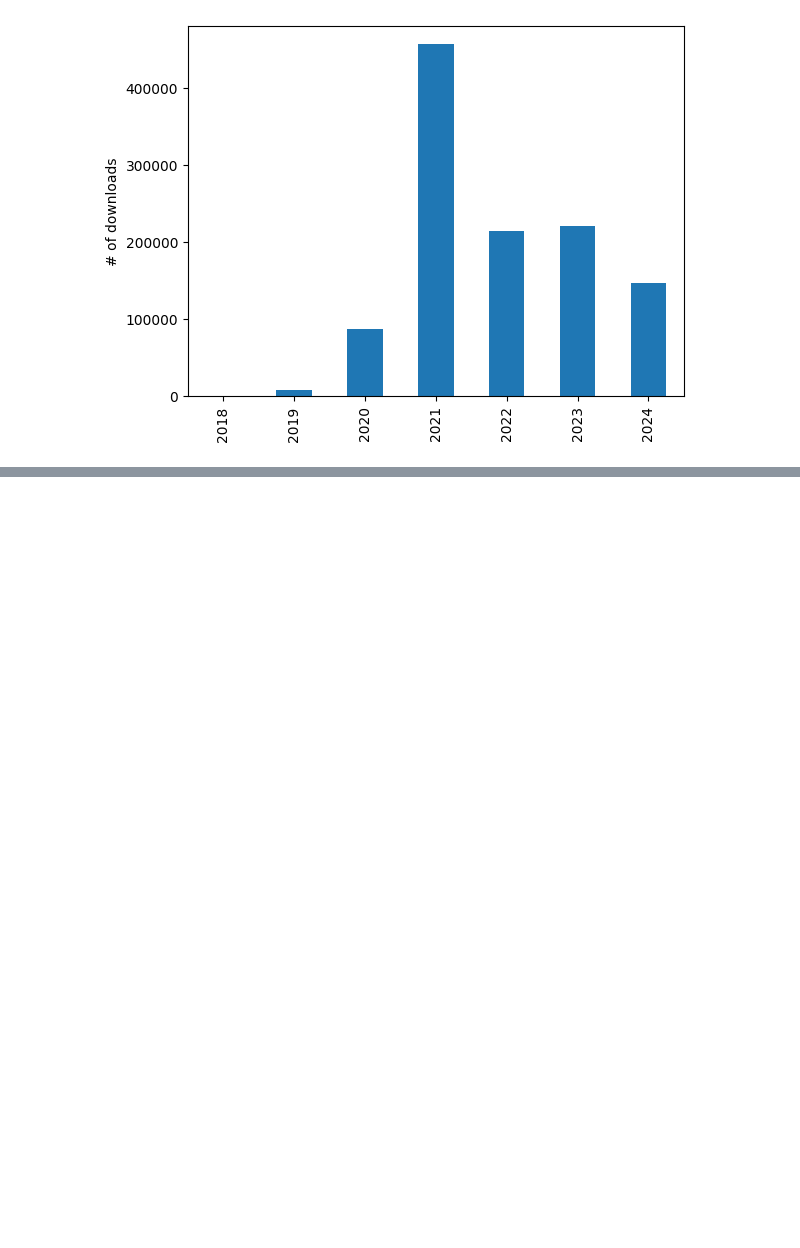
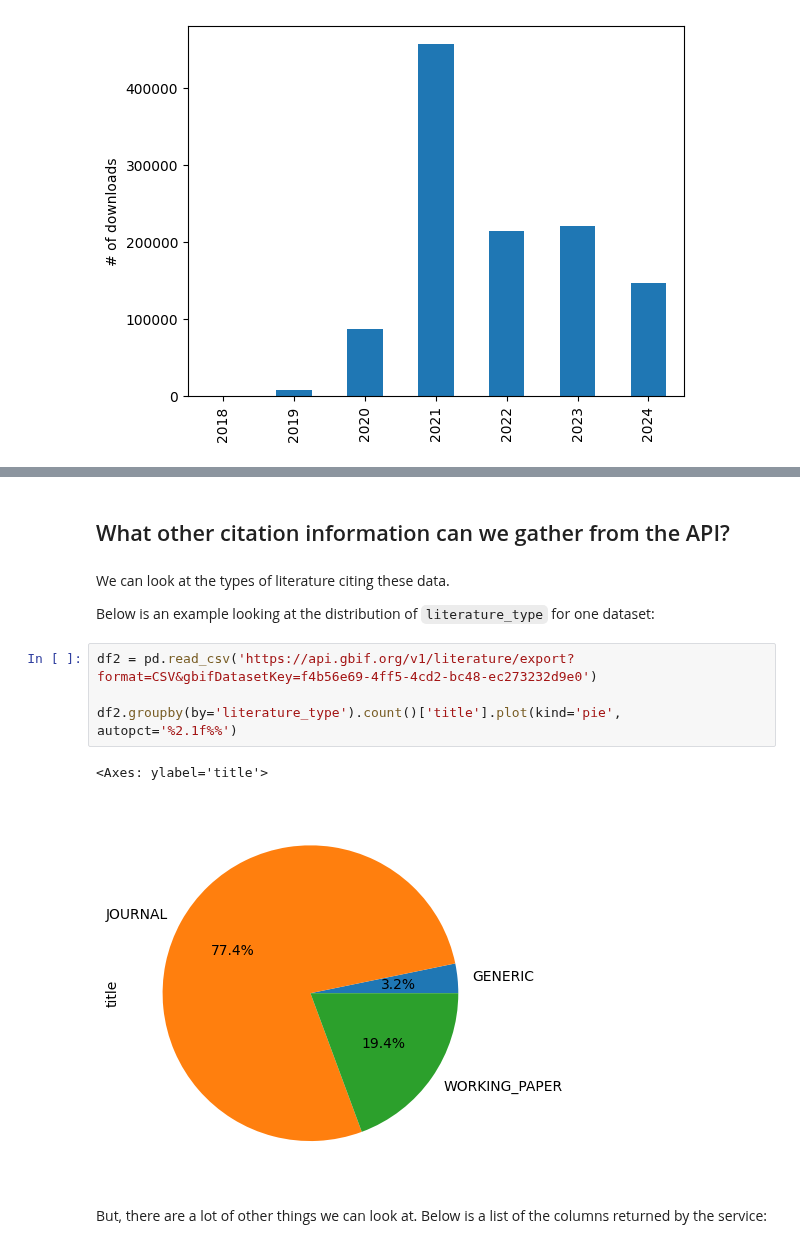
Before and after one commit to MathewBiddle/sandbox, a Jupyter notebook: notebooks/MBON_OBIS_statistics.ipynb, the cells around one changed output, grey strips where cells are left out. Drawn from its saved outputs; the diff is of its cells as text; blank space fills up the shorter version.

Commit message:
collecting stats from GBIF

```diff
--- a/notebooks/MBON_OBIS_statistics.ipynb
+++ b/notebooks/MBON_OBIS_statistics.ipynb
@@ -214,0 +231,15 @@ dtype: float64
+# %% [markdown]
+## What other citation information can we gather from the API?
+# %% [markdown]
+We can look at the types of literature citing these data.
+
+Below is an example looking at the distribution of `literature_type` for one dataset:
+# %%
+df2 = pd.read_csv('https://api.gbif.org/v1/literature/export?format=CSV&gbifDatasetKey=f4b56e69-4ff5-4cd2-bc48-ec273232d9e0')
+
+df2.groupby(by='literature_type').count()['title'].plot(kind='pie', autopct='%2.1f%%')
+# %% [output]
+<Axes: ylabel='title'>
+[figure, added]
+# %% [markdown]
+But, there are a lot of other things we can look at. Below is a list of the columns returned by the service:
```
Also changed, not shown: parts of 20 cells of this notebook.
